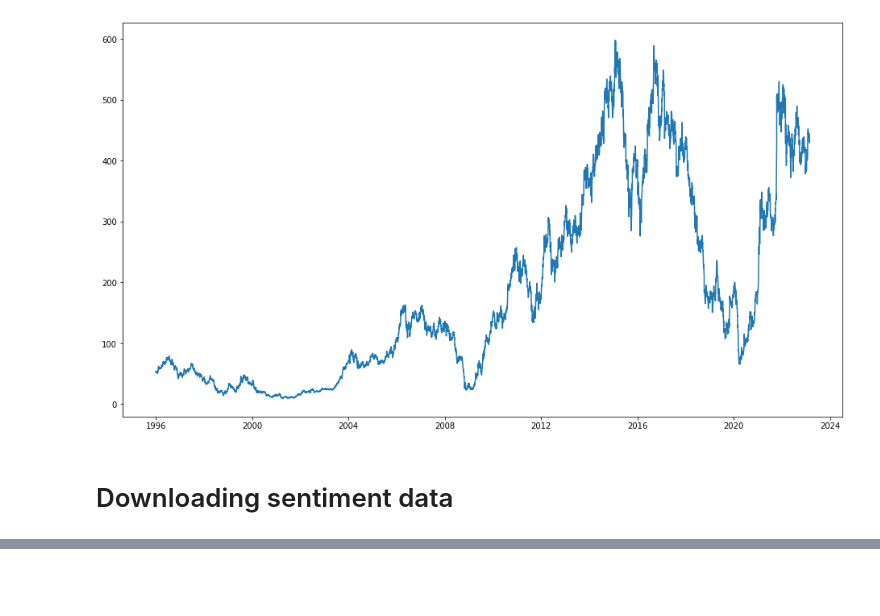
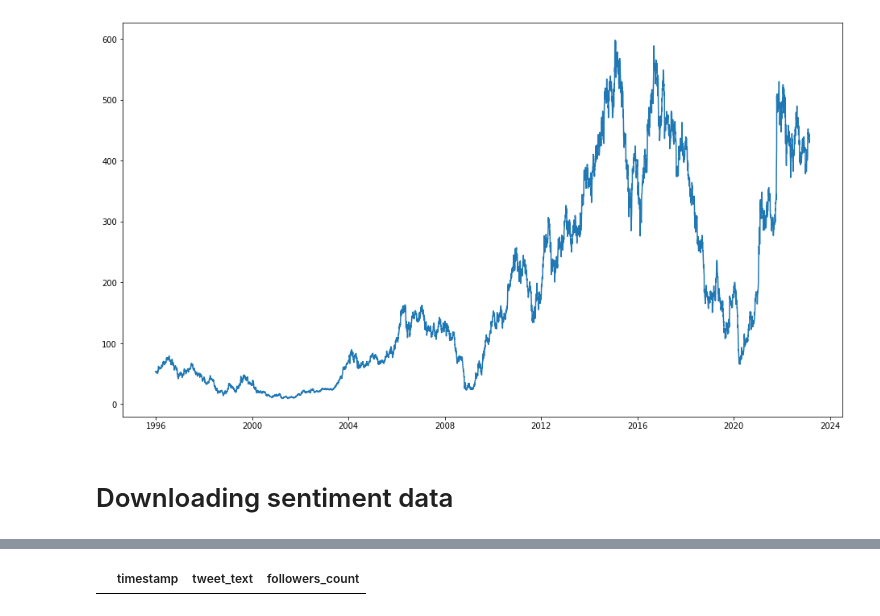
Before and after one commit to rithurajnambiar17/market-sense, a Jupyter notebook: notebooks/data-collection.ipynb, the cells around one changed output, grey strips where cells are left out. Cells and saved outputs as stored; diff of their text form; code cells hidden in the pictures; blank space fills up the shorter version.

Commit message:
updated file structure and twitter data

```diff
--- a/notebooks/data-collection.ipynb
+++ b/notebooks/data-collection.ipynb
@@ -63,2 +63,0 @@ date_since = "1995-12-25"
-# %%
-tweets = tw.Cursor(api.search_tweets, q = searchWord, lang ='en',since = date_since).items(10000)
@@ -94,0 +67,32 @@ data
+# %%
+def get_tweets(hashtag_phrase):
+    format_hashtag = '#'+hashtag_phrase
+    start_date = datetime.date.today() - datetime.timedelta(days=6)
+    end_date = datetime.date.today()
+    consumer_key = API_KEY
+    consumer_secret = API_SECRET
+    access_token = ACCESS_TOKEN
+    access_token_secret = ACCESS_TOKEN_SECRET
+
+    auth = tw.OAuthHandler(consumer_key,
+                                consumer_secret)
+    auth.set_access_token(access_token,access_token_secret)
+    api = tw.API(auth)
+    twitter_posts = pd.DataFrame(columns=['timestamp', 'tweet_text',
+                                            'followers_count'])
+    timestamp=[]
+    tweets=[]
+    follow_count=[]
+    for tweet in tw.Cursor(api.search_tweets, q=format_hashtag+' - filter:retweets', lang="en", tweet_mode='extended').items():
+        timestamp.append(tweet.created_at)
+        tweets.append(tweet.full_text.replace('\n',' ').encode('utf-8'))
+        follow_count.append(tweet.user.followers_count)
+        twitter_posts['timestamp'] = tweet.created_at
+        twitter_posts['tweet_text']= tweet.full_text.replace('\n',' ').encode('utf-8')
+        twitter_posts['followers_count']= tweet.user.followers_count
+        twitter_posts['tweet_text']=twitter_posts['tweet_text'].str.decode("utf-8")
+        # twitter_posts['scaled_followers_count']=twitter_posts['followers_count']/twitter_posts['followers_count'].max()
+        # twitter_posts['compound'] = twitter_posts['compound']*(twitter_posts['scaled_followers_count']+1)
+        twitter_posts.to_csv('../data/twitter-data/' + hashtag_phrase + '_' + (datetime.date.today().strftime('%Y-%m-%d')) + '.csv')
+
+    return twitter_posts
@@ -94,0 +126,4 @@ data
+# %%
+get_tweets("TataMotors")
+# %% [output]
+|  | timestamp | tweet_text | followers_count |
```
Also changed, not shown: parts of 7 cells of this notebook, 2 other files.
